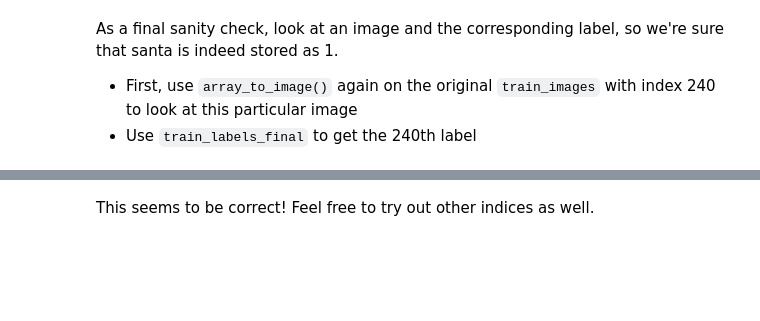
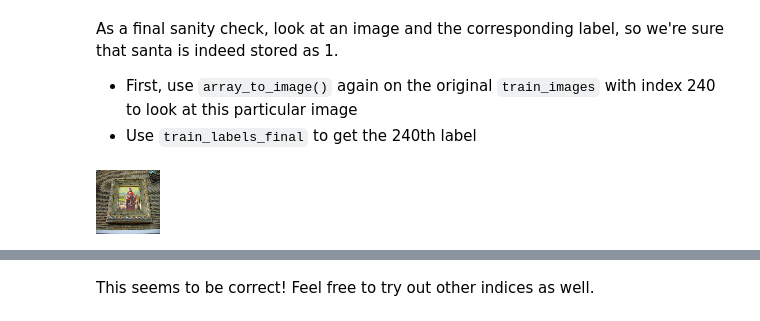
Before and after one commit to GraceMwende/PHASE_4-MS_DS, a Jupyter notebook: Flatiron/Week3/Introduction to Neural Networks - Lab.ipynb, the cells around one changed output, grey strips where cells are left out. Cells and saved outputs as stored; diff of their text form; code cells hidden in the pictures; blank space fills up the shorter version.

```diff
--- a/Flatiron/Week3/Introduction to Neural Networks - Lab.ipynb
+++ b/Flatiron/Week3/Introduction to Neural Networks - Lab.ipynb
@@ -161,3 +172,6 @@ As a final sanity check, look at an image and the corresponding label, so we're
 - Use `train_labels_final` to get the 240th label
 # %%
 # Preview train image at index 240
+array_to_img(train_images[240])
+# %% [output]
+[figure, added]
```
Also changed, not shown: parts of 21 cells of this notebook.
